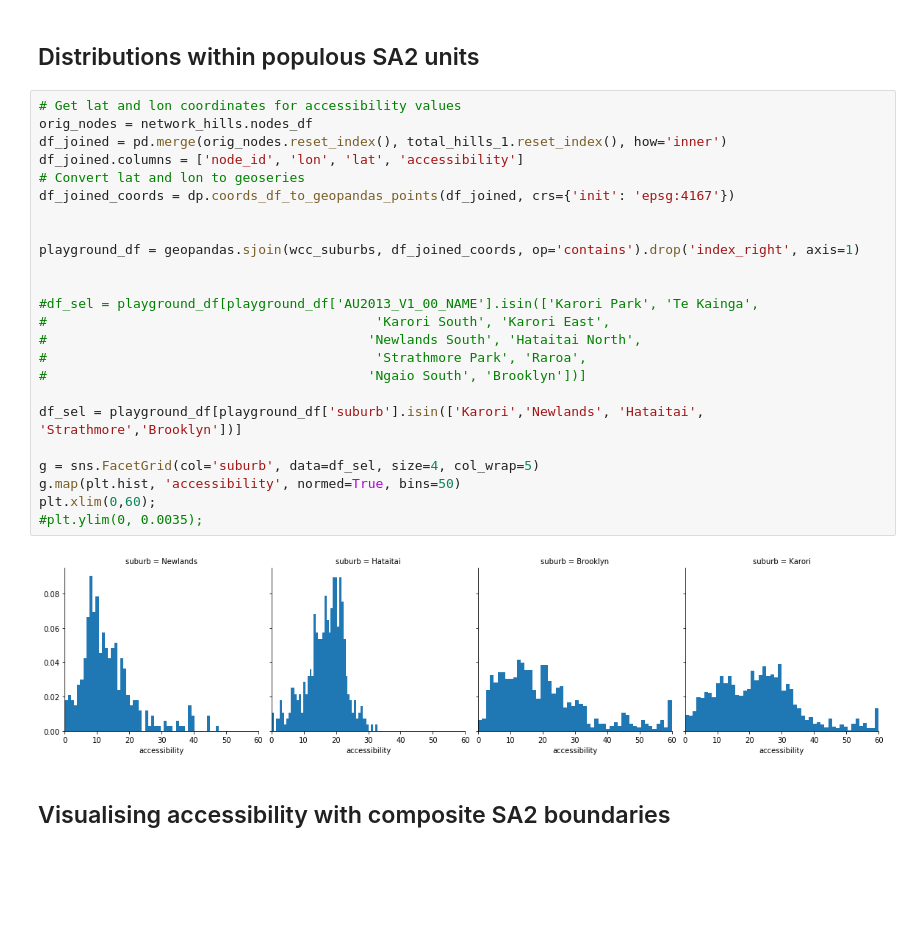
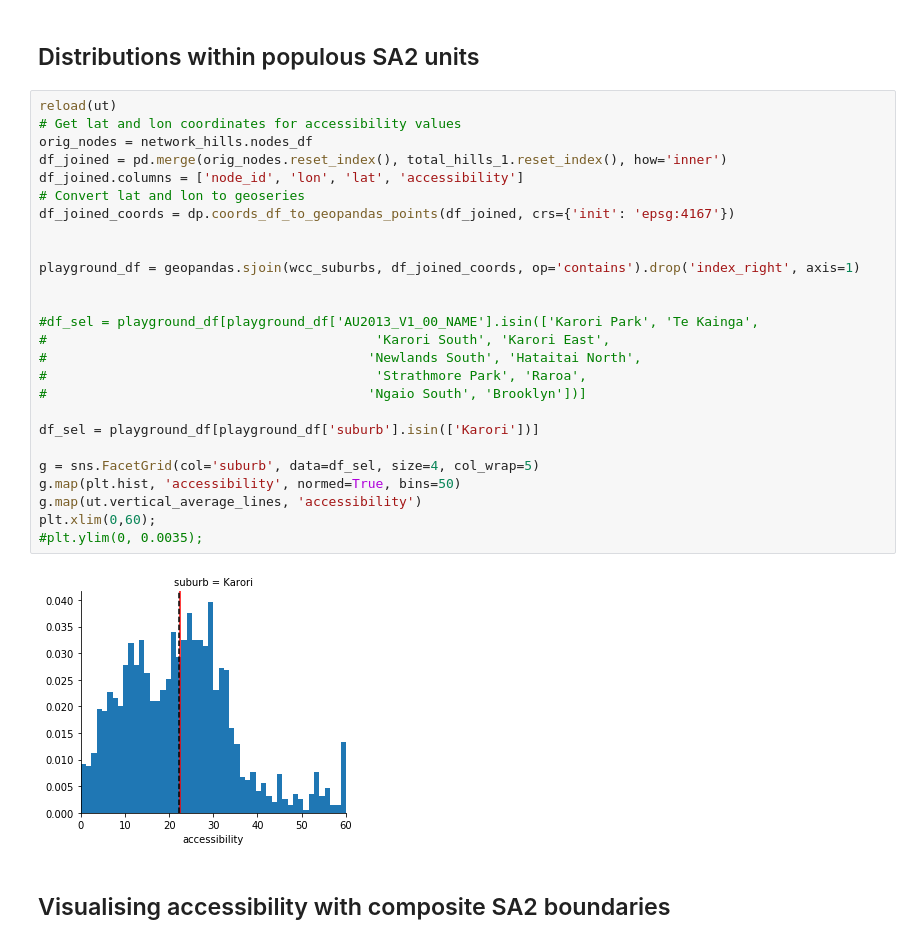
Before and after one commit to shriv/accessibility-series, a Jupyter notebook: Visualising accessibility by suburb.ipynb, the cells around one changed output. Cells and saved outputs as stored; diff of their text form; blank space fills up the shorter version.

```diff
--- a/Visualising accessibility by suburb.ipynb
+++ b/Visualising accessibility by suburb.ipynb
@@ -193,31 +222,33 @@ total_hills_2 = (playground_hills_inv_accessibility[2] + playground_hills_access
 # %% [markdown]
 ## Distributions within populous SA2 units
 # %%
+reload(ut)
 # Get lat and lon coordinates for accessibility values
 orig_nodes = network_hills.nodes_df
 df_joined = pd.merge(orig_nodes.reset_index(), total_hills_1.reset_index(), how='inner')
 df_joined.columns = ['node_id', 'lon', 'lat', 'accessibility']
 # Convert lat and lon to geoseries
 df_joined_coords = dp.coords_df_to_geopandas_points(df_joined, crs={'init': 'epsg:4167'})
 
 
 playground_df = geopandas.sjoin(wcc_suburbs, df_joined_coords, op='contains').drop('index_right', axis=1)
 
 
 #df_sel = playground_df[playground_df['AU2013_V1_00_NAME'].isin(['Karori Park', 'Te Kainga',
 #                                          'Karori South', 'Karori East',
 #                                         'Newlands South', 'Hataitai North',
 #                                          'Strathmore Park', 'Raroa',
 #                                         'Ngaio South', 'Brooklyn'])]
 
-df_sel = playground_df[playground_df['suburb'].isin(['Karori','Newlands', 'Hataitai', 'Strathmore','Brooklyn'])]
+df_sel = playground_df[playground_df['suburb'].isin(['Karori'])]
 
 g = sns.FacetGrid(col='suburb', data=df_sel, size=4, col_wrap=5)
 g.map(plt.hist, 'accessibility', normed=True, bins=50)
+g.map(ut.vertical_average_lines, 'accessibility')
 plt.xlim(0,60);
 #plt.ylim(0, 0.0035);
 # %% [output]
-[figure, old version]
+[figure, new version]
 # %% [markdown]
 ## Visualising accessibility with composite SA2 boundaries
 # %%
```
Also changed, not shown: parts of 15 cells of this notebook, 26 other files.
